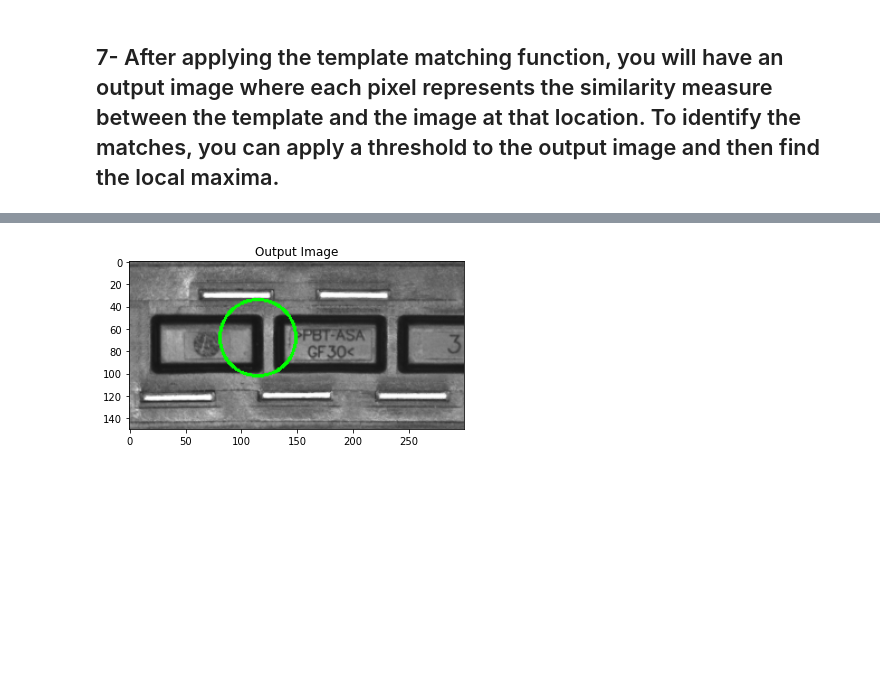
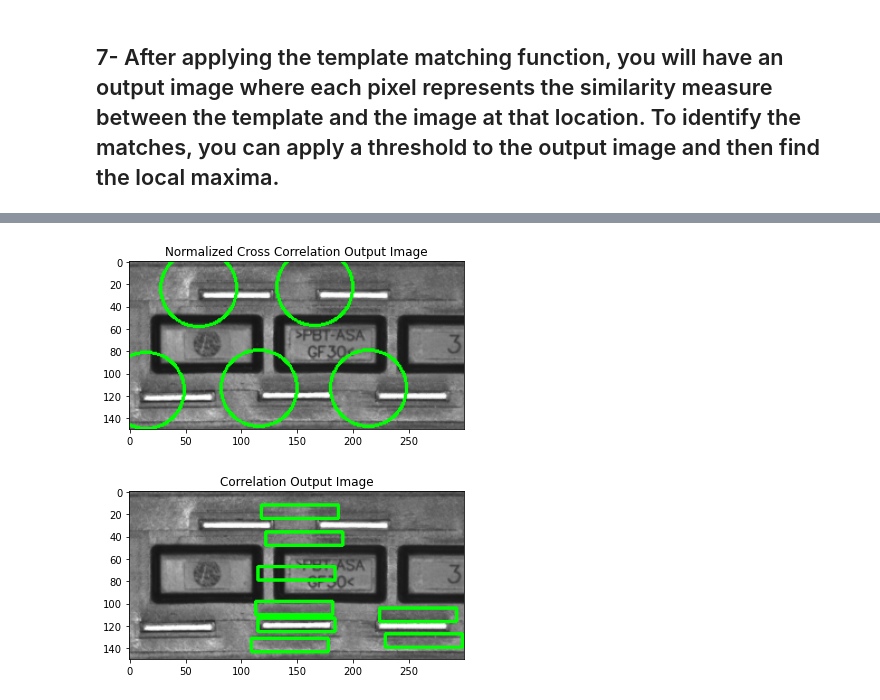
Before and after one commit to kemaldemirel1999/template-matching-and-gaussian-prefiltering, a Jupyter notebook: soru2.ipynb, the cells around one changed output, grey strips where cells are left out. Cells and saved outputs as stored; diff of their text form; code cells hidden in the pictures; blank space fills up the shorter version.

```diff
--- a/soru2.ipynb
+++ b/soru2.ipynb
@@ -261,0 +239,8 @@ output, thresholded_output, local_maxima, output_image, matches = find_matches(g
+# %%
+output, thresholded_output, local_maxima, output_image, matches = find_matches(gray_scale_image, template, 0.8, 'ncc')
+# %%
+plt.imshow(output_image, cmap='gray')
+plt.title("Normalized Cross Correlation Output Image")
+plt.show()
+# %% [output]
+[figure, added]
@@ -262,6 +249,6 @@ output, thresholded_output, local_maxima, output_image, matches = find_matches(g
 # %%
 plt.imshow(output_image, cmap='gray')
-plt.title("Output Image")
+plt.title("Correlation Output Image")
 plt.show()
 # %% [output]
-[figure, old version]
+[figure, new version]
```
Also changed, not shown: parts of 6 cells of this notebook.
